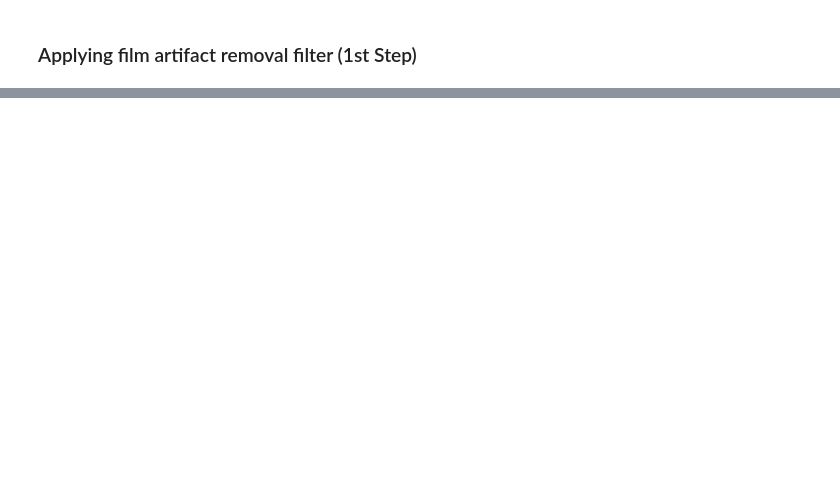
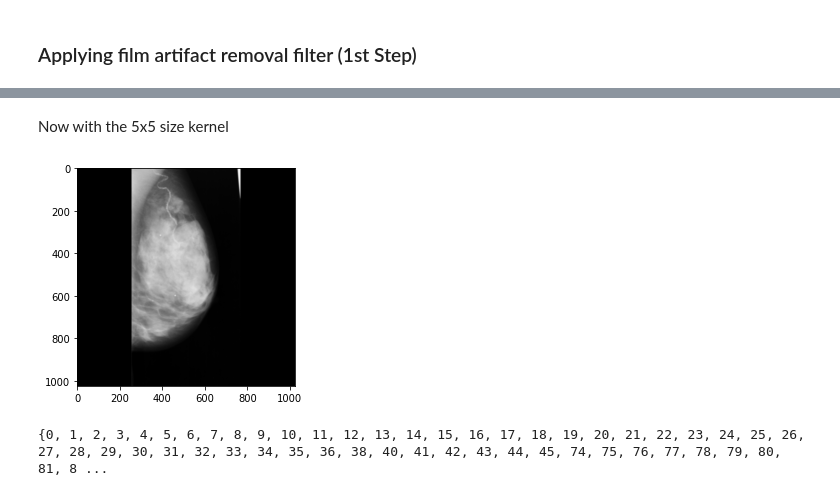
Before and after one commit to srijansingh53/MammoHance, a Jupyter notebook: data_viz.ipynb, the cells around one changed output, grey strips where cells are left out. Drawn from its saved outputs; the diff is of its cells as text; code cells hidden in the pictures; blank space fills up the shorter version.

```diff
--- a/data_viz.ipynb
+++ b/data_viz.ipynb
@@ -37,0 +103,18 @@ print('shape of each image',im.shape)
+# %% [markdown]
+Now with the 5x5 size kernel
+# %%
+def mean5x5(img):
+    kernel = np.ones((5,5),np.float32)/25
+    mean5 = cv2.filter2D(img,-1,kernel)
+    plt.imshow(mean5, cmap='gray')
+    return mean3
+
+image = cv2.imread(normal_filenames[-1],-1)
+mean5 = mean5x5(image)
+# %% [output]
+[figure, added]
+# %%
+diff5 = image-mean5
+print(set(diff5.flatten()))
+# %% [output]
+{0, 1, 2, 3, 4, 5, 6, 7, 8, 9, 10, 11, 12, 13, 14, 15, 16, 17, 18, 19, 20, 21, 22, 23, 24, 25, 26, 27, 28, 29, 30, 31, 32, 33, 34, 35, 36, 38, 40, 41, 42, 43, 44, 45, 74, 75, 76, 77, 78, 79, 80, 81, 8 ...
```
Also changed, not shown: parts of 16 cells of this notebook.
